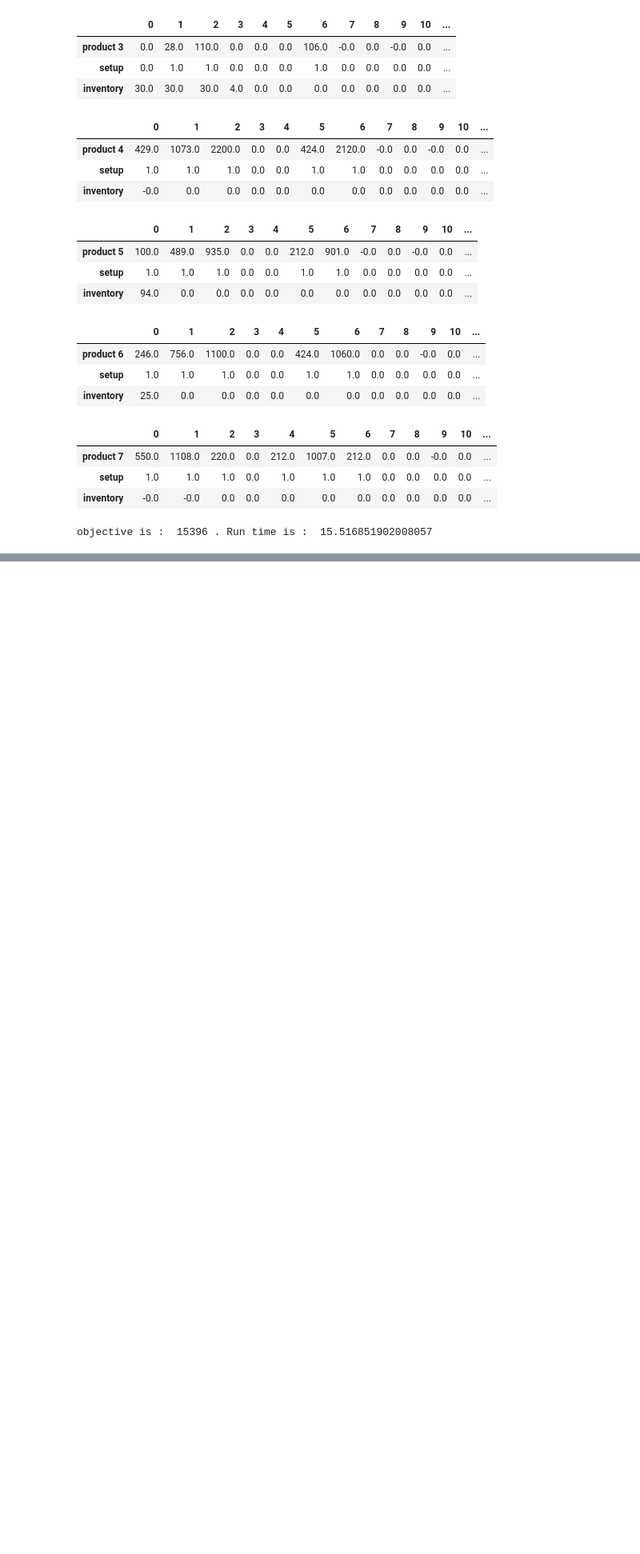
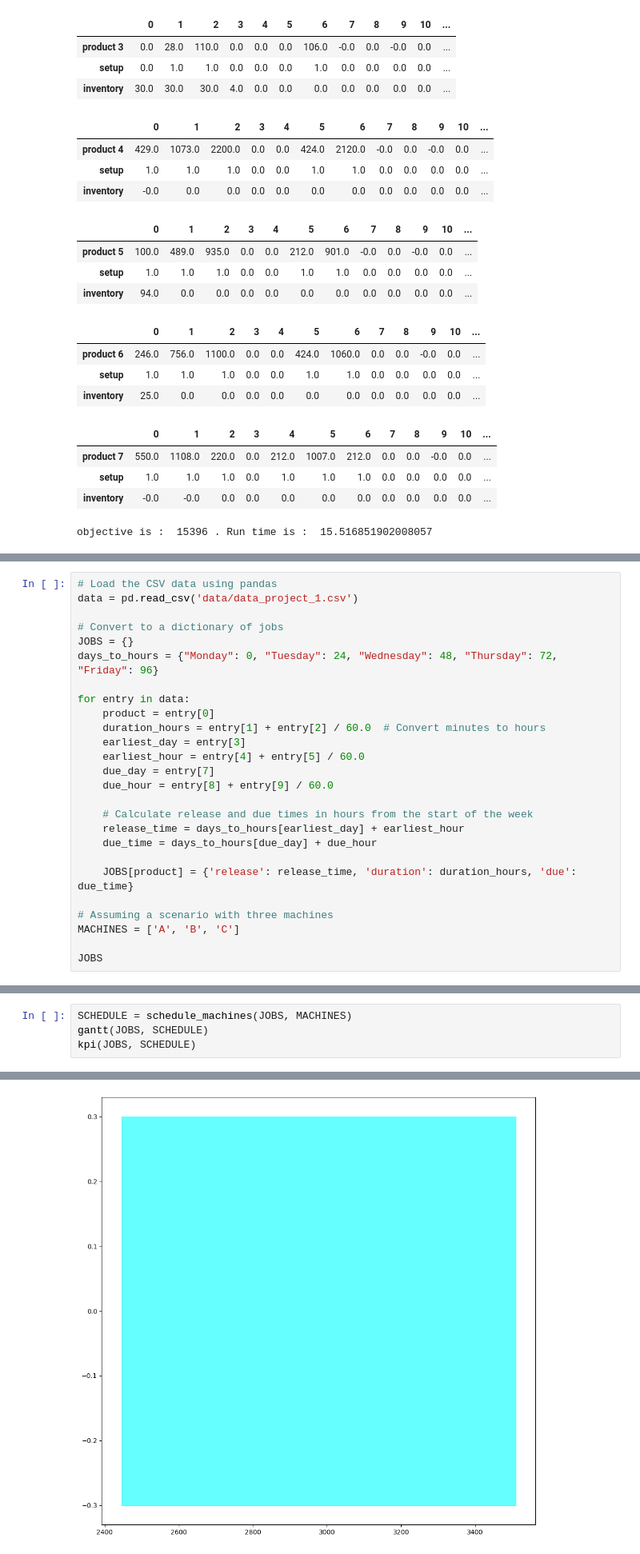
Before and after one commit to Ualh/operation_management, a Jupyter notebook: group7.ipynb, the cells around one changed output, grey strips where cells are left out. Shown at 80% size. Saved outputs shown, nothing was run; the diff lists cells and outputs as text; blank space fills up the shorter version.

```diff
--- a/group7.ipynb
+++ b/group7.ipynb
@@ -808,0 +857,26 @@ objective is :  15396 . Run time is :  15.516851902008057
+# %%
+# Load the CSV data using pandas
+data = pd.read_csv('data/data_project_1.csv')
+
+# Convert to a dictionary of jobs
+JOBS = {}
+days_to_hours = {"Monday": 0, "Tuesday": 24, "Wednesday": 48, "Thursday": 72, "Friday": 96}
+
+for entry in data:
+    product = entry[0]
+    duration_hours = entry[1] + entry[2] / 60.0  # Convert minutes to hours
+    earliest_day = entry[3]
+    earliest_hour = entry[4] + entry[5] / 60.0
+    due_day = entry[7]
+    due_hour = entry[8] + entry[9] / 60.0
+
+    # Calculate release and due times in hours from the start of the week
+    release_time = days_to_hours[earliest_day] + earliest_hour
+    due_time = days_to_hours[due_day] + due_hour
+
+    JOBS[product] = {'release': release_time, 'duration': duration_hours, 'due': due_time}
+
+# Assuming a scenario with three machines
+MACHINES = ['A', 'B', 'C']
+
+JOBS
@@ -808,0 +1020,5 @@ objective is :  15396 . Run time is :  15.516851902008057
+# %%
+SCHEDULE = schedule_machines(JOBS, MACHINES)
+gantt(JOBS, SCHEDULE)
+kpi(JOBS, SCHEDULE)
+# %% [output]
@@ -808,0 +1028 @@ objective is :  15396 . Run time is :  15.516851902008057
+[figure, added]
```
Also changed, not shown: parts of 10 cells of this notebook, 2 other files.
